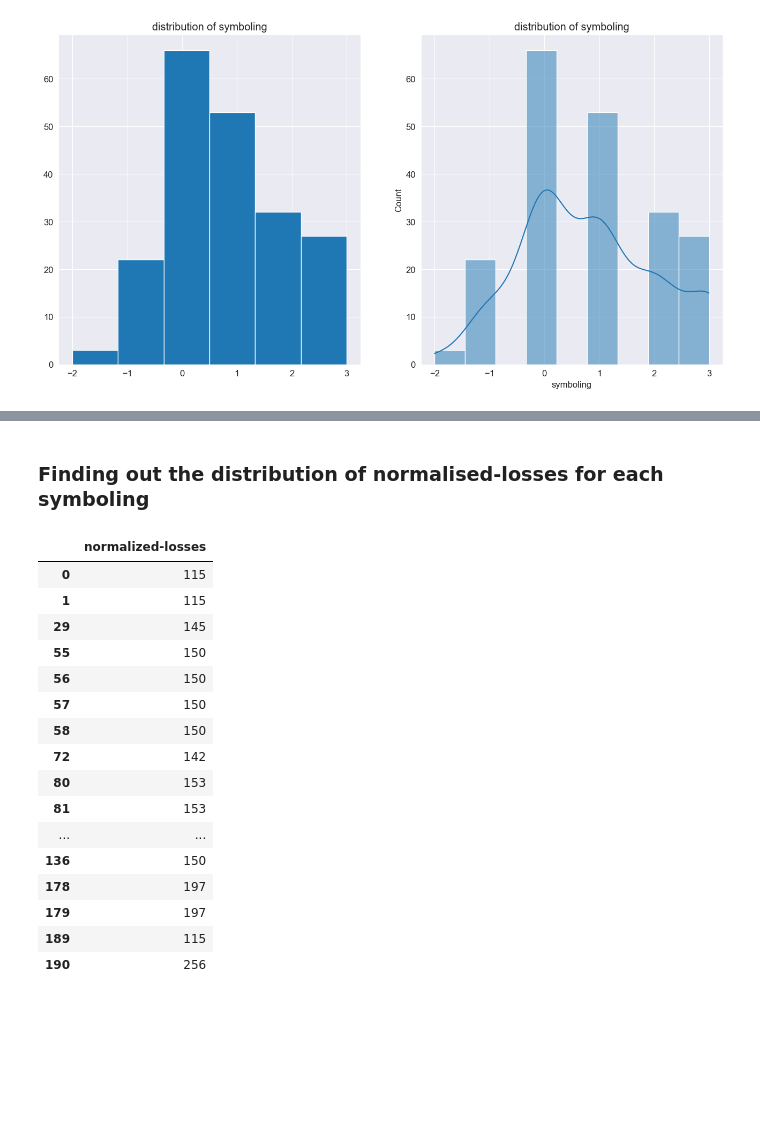
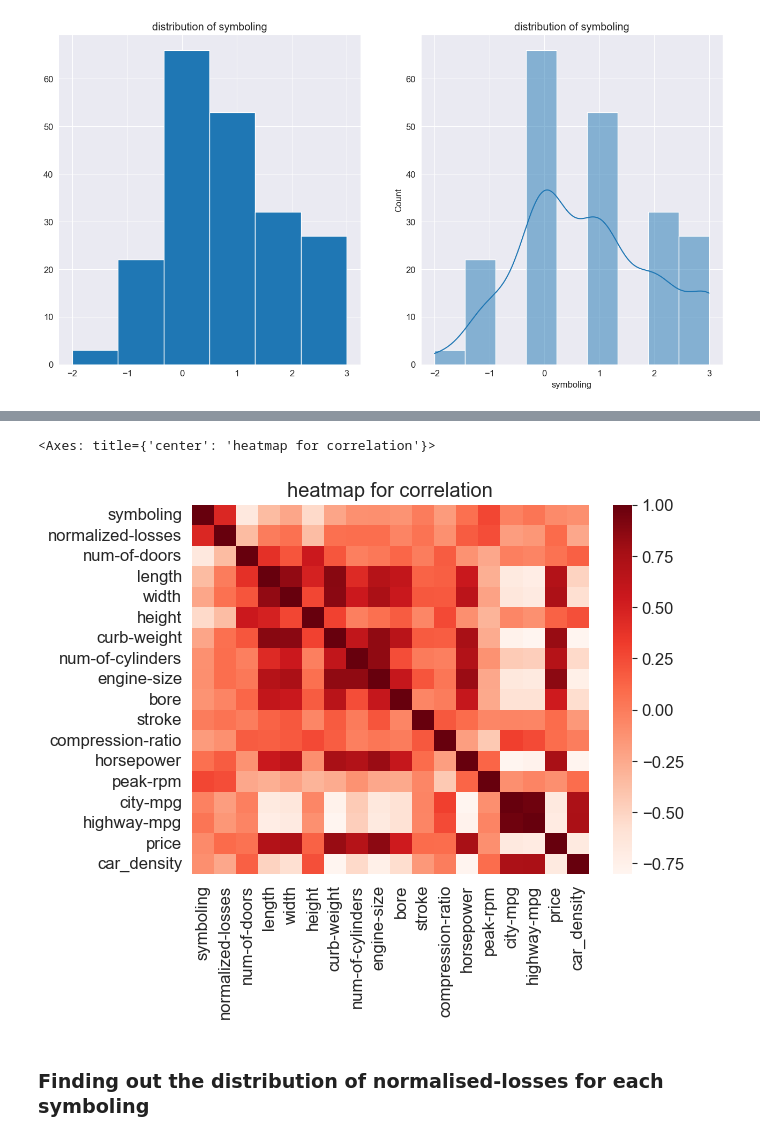
Before and after one commit to kasuleBS/automobile_analysis, a Jupyter notebook: analysis_file.ipynb, the cells around one changed output, grey strips where cells are left out. Drawn from its saved outputs; the diff is of its cells as text; code cells hidden in the pictures; blank space fills up the shorter version.

Commit message:
finalised all the different data visualisations without explanations about them

```diff
--- a/analysis_file.ipynb
+++ b/analysis_file.ipynb
@@ -1323,36 +1337,14 @@ sns.histplot(automobile_df.symboling, kde= True, ax= ax2)
+# %%
+automobile_corr_matrix= automobile_df[['symboling', 'normalized-losses',
+       'num-of-doors', 'length', 'width', 'height', 'curb-weight',
+       'num-of-cylinders', 'engine-size', 'bore', 'stroke',
+       'compression-ratio', 'horsepower', 'peak-rpm', 'city-mpg',
+       'highway-mpg', 'price', 'car_density']].corr()
+# %%
+plt.title('heatmap for correlation')
+sns.heatmap(automobile_corr_matrix,cmap='Reds',annot=False)
+# %% [output]
+<Axes: title={'center': 'heatmap for correlation'}>
+[figure, added]
 # %% [markdown]
 ### Finding out the distribution of normalised-losses for each symboling
-# %%
-
-# basic code
-#symboling_n3_df = automobile_df[ automobile_df['symboling']== -3 ][['normalized-losses']].copy()
-
-def make_df(key,val):
-    key =automobile_df[ automobile_df['symboling']== val ][['normalized-losses']].copy()
-    return key
-
-
-make_df('symboling_n2_df',-2)
-make_df('symboling_n1_df',-1)
-make_df('symboling_zr_df',0)
-make_df('symboling_p1_df',1)
-make_df('symboling_p2_df',2)
-make_df('symboling_p3_df',3)
-# %% [output]
-|  | normalized-losses |
-| 0 | 115 |
-| 1 | 115 |
-| 29 | 145 |
-| 55 | 150 |
-| 56 | 150 |
-| 57 | 150 |
-| 58 | 150 |
-| 72 | 142 |
-| 80 | 153 |
-| 81 | 153 |
-| ... | ... |
-| 136 | 150 |
-| 178 | 197 |
-| 179 | 197 |
-| 189 | 115 |
-| 190 | 256 |
```
Also changed, not shown: parts of 29 cells of this notebook.
